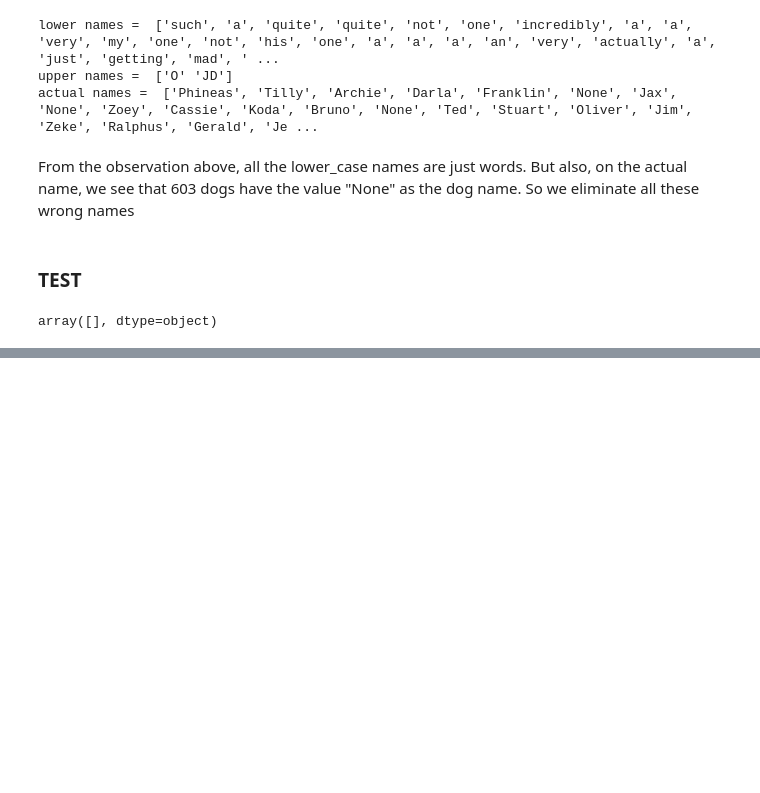
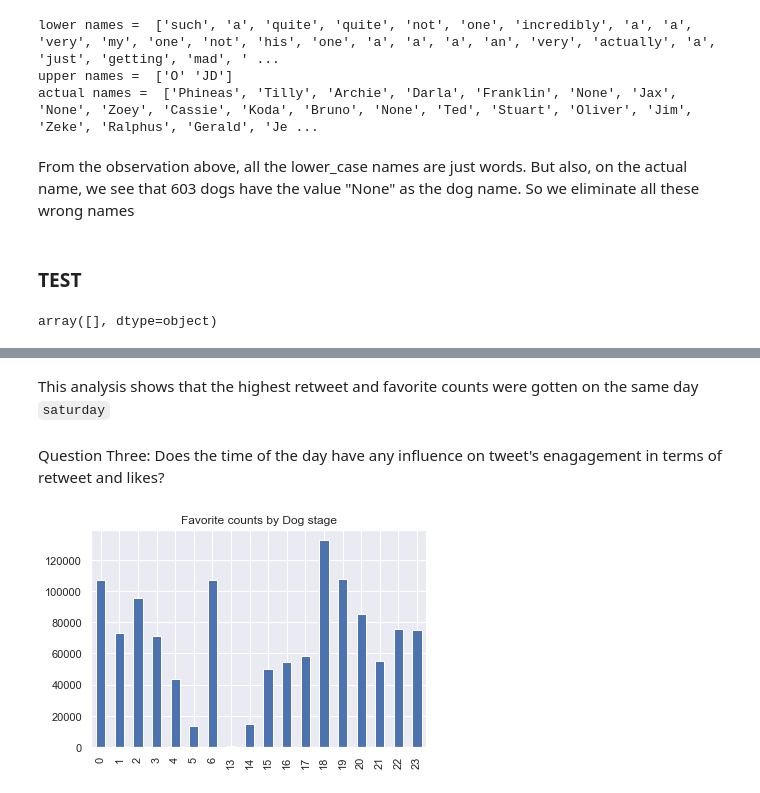
Before and after one commit to Nkem-Nwatu/We-rate-dogs, a Jupyter notebook: We_rate_dogs.ipynb, the cells around one changed output, grey strips where cells are left out. Cells and saved outputs as stored; diff of their text form; code cells hidden in the pictures; blank space fills up the shorter version.

```diff
--- a/We_rate_dogs.ipynb
+++ b/We_rate_dogs.ipynb
@@ -759,0 +984,9 @@ model_mpg[model_mpg['mpg_change'] == max_change]
+# %% [markdown]
+This analysis shows that the highest retweet and favorite counts were gotten on the same day `saturday`
+# %% [markdown]
+Question Three: Does the time of the day have any influence on tweet's enagagement in terms of retweet and likes?
+# %%
+# print(master_data.groupby(master_data.timestamp.dt.hour)['favorite_count'].agg('max'))
+master_data.groupby(master_data.timestamp.dt.hour)['favorite_count'].agg('max').plot(kind = 'bar',title = 'Favorite counts by Dog stage', xlabel = '');
+# %% [output]
+[figure, added]
```
Also changed, not shown: parts of 59 cells of this notebook, 1 other file.
